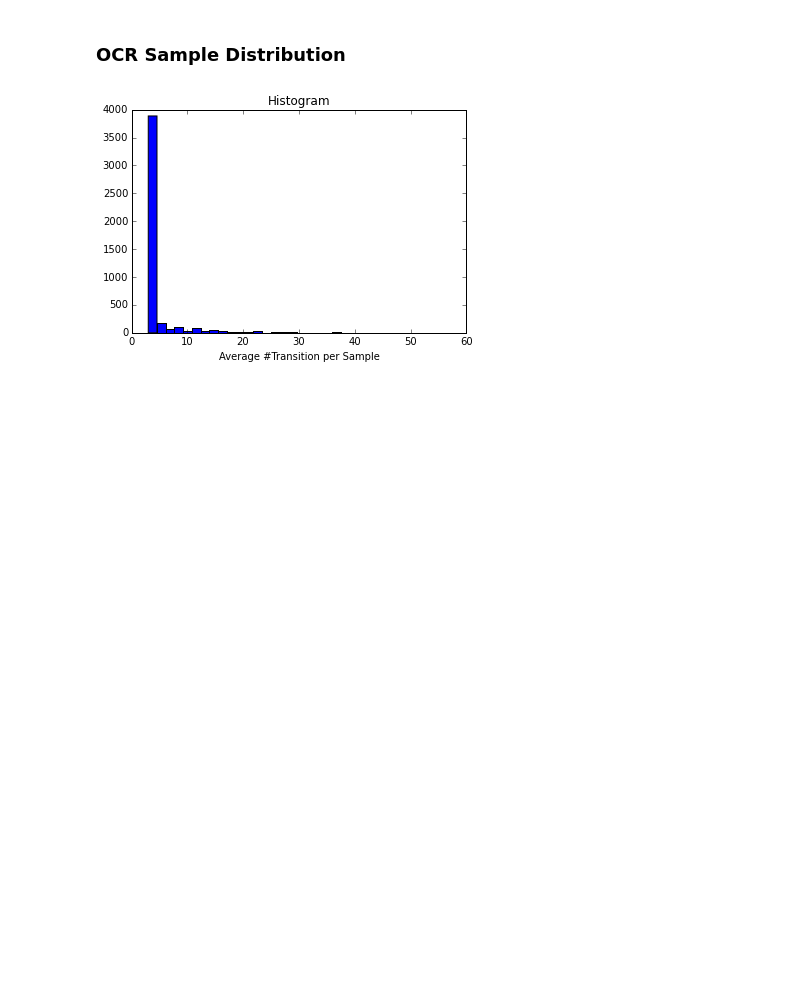
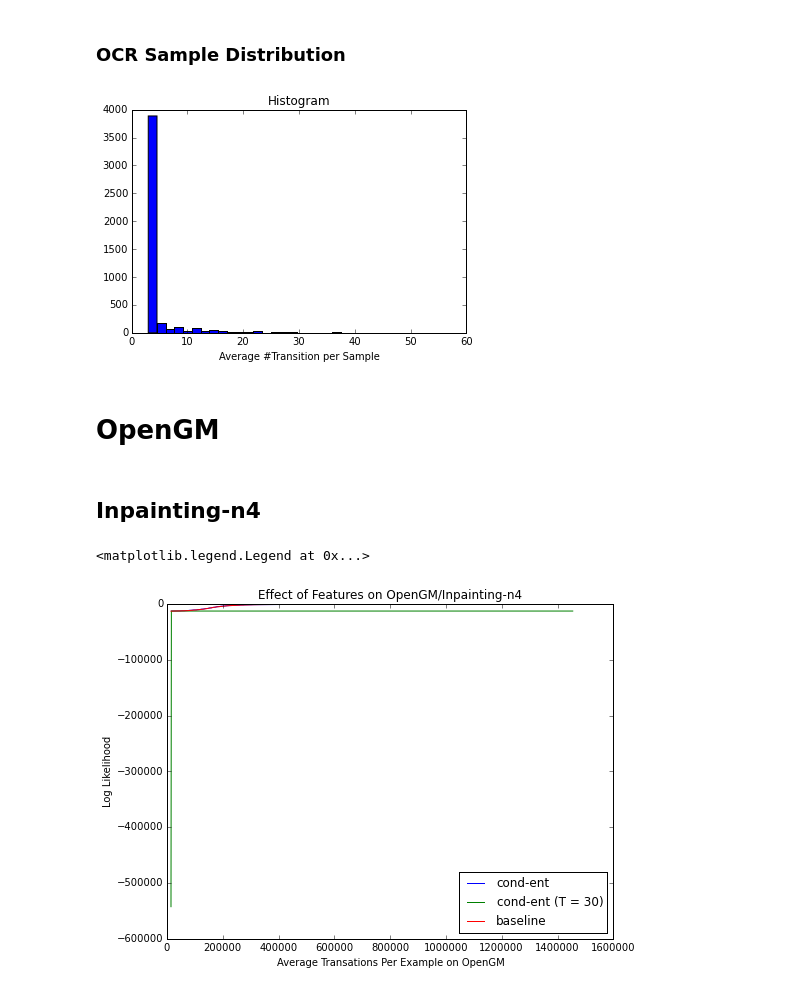
Before and after one commit to strin/HeteroSampler, a Jupyter notebook: plot.ipynb, the cells around one changed output. Saved outputs shown, nothing was run; the diff lists cells and outputs as text; code cells hidden in the pictures; blank space fills up the shorter version.

```diff
--- a/plot.ipynb
+++ b/plot.ipynb
@@ -318,3 +354,23 @@ legend(['all', 'all-nosp', 'cond',  'nb-#vary', 'baseline'], loc=4)
 plotSampleDistribution('test/ocr/f4/blockpolicy/cond/0/tcall_b5.0000000000000009/policy.xml')
 # %% [output]
 [figure]
+# %% [markdown]
+# OpenGM
+# %% [markdown]
+## Inpainting-n4
+# %%
+# all features.
+figure(num=None, figsize=(8, 6), dpi=80)
+plotAcc('test/opengm/inpaint/blockpolicy/cond/0/tcall_b*/policy.xml')
+# plotAcc('test/opengm/inpaint/blockpolicy/cond/1/tcall_b*/policy.xml')
+plotAcc('test/opengm/inpaint/blockpolicy/cond+#sp-norm/0/tcall_b*/policy.xml')
+# plotAcc('test/opengm/inpaint/blockpolicy/cond+log-#sp/0/tcall_b*/policy.xml')
+plotAcc('test/opengm/inpaint/gibbs/default/0/tcall_T*/policy.xml')
+title('Effect of Features on OpenGM/Inpainting-n4')
+xlabel('Average Transations Per Example on OpenGM')
+ylabel('Log Likelihood')
+# legend(range(10), loc=4)
+legend(['cond-ent', 'cond-ent (T = 30)', 'baseline'], loc=4)
+# %% [output]
+<matplotlib.legend.Legend at 0x...>
+[figure, added]
```
Also changed, not shown: parts of 9 cells of this notebook, 1 other file.
